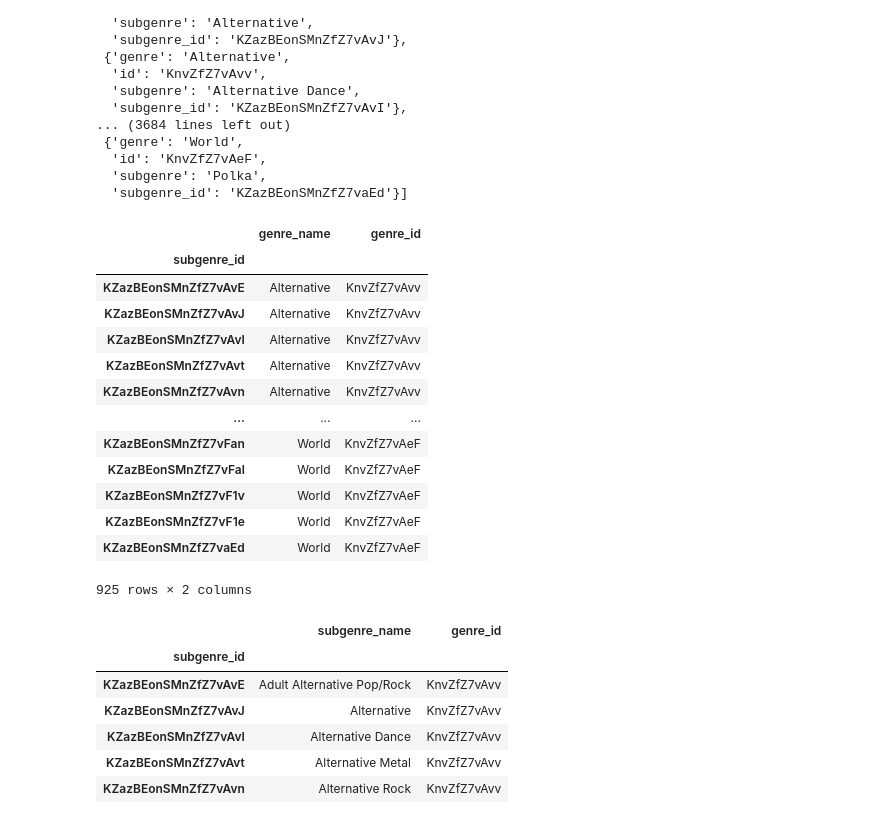
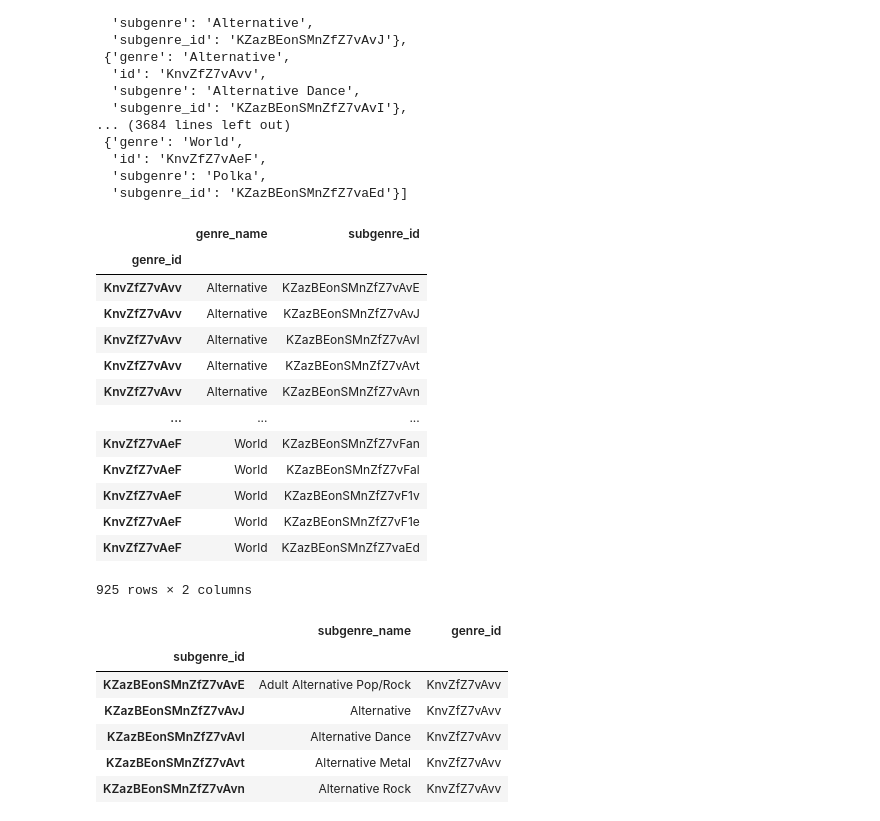
Before and after one commit to chanellelgonzalez/Project03_Visualization_SHOWWW, a Jupyter notebook: ticket_dev_api_import.ipynb, the cells around one changed output. Saved outputs shown, nothing was run; the diff lists cells and outputs as text; code cells hidden in the pictures.

Commit message:
split genre and subgenre lists

```diff
--- a/ticket_dev_api_import.ipynb
+++ b/ticket_dev_api_import.ipynb
@@ -63,25 +63,25 @@ genre_list
 # %%
 genre_df = pd.json_normalize(genre_list)
 genre_df = genre_df.rename(columns={'id':'genre_id','genre':'genre_name'})
 
 genre_df = genre_df.loc[:,['genre_name','genre_id','subgenre_id',]]
-genre_df = genre_df.set_index('subgenre_id')
+genre_df = genre_df.set_index('genre_id')
 genre_df.to_csv('csv_tables/genre.csv')
 genre_df
 # %% [output]
-|  | genre_name | genre_id |
-| subgenre_id |  |  |
-| KZazBEonSMnZfZ7vAvE | Alternative | KnvZfZ7vAvv |
-| KZazBEonSMnZfZ7vAvJ | Alternative | KnvZfZ7vAvv |
-| KZazBEonSMnZfZ7vAvI | Alternative | KnvZfZ7vAvv |
-| KZazBEonSMnZfZ7vAvt | Alternative | KnvZfZ7vAvv |
-| KZazBEonSMnZfZ7vAvn | Alternative | KnvZfZ7vAvv |
+|  | genre_name | subgenre_id |
+| genre_id |  |  |
+| KnvZfZ7vAvv | Alternative | KZazBEonSMnZfZ7vAvE |
+| KnvZfZ7vAvv | Alternative | KZazBEonSMnZfZ7vAvJ |
+| KnvZfZ7vAvv | Alternative | KZazBEonSMnZfZ7vAvI |
+| KnvZfZ7vAvv | Alternative | KZazBEonSMnZfZ7vAvt |
+| KnvZfZ7vAvv | Alternative | KZazBEonSMnZfZ7vAvn |
 | ... | ... | ... |
-| KZazBEonSMnZfZ7vFan | World | KnvZfZ7vAeF |
-| KZazBEonSMnZfZ7vFal | World | KnvZfZ7vAeF |
-| KZazBEonSMnZfZ7vF1v | World | KnvZfZ7vAeF |
-| KZazBEonSMnZfZ7vF1e | World | KnvZfZ7vAeF |
-| KZazBEonSMnZfZ7vaEd | World | KnvZfZ7vAeF |
+| KnvZfZ7vAeF | World | KZazBEonSMnZfZ7vFan |
+| KnvZfZ7vAeF | World | KZazBEonSMnZfZ7vFal |
+| KnvZfZ7vAeF | World | KZazBEonSMnZfZ7vF1v |
+| KnvZfZ7vAeF | World | KZazBEonSMnZfZ7vF1e |
+| KnvZfZ7vAeF | World | KZazBEonSMnZfZ7vaEd |
 925 rows × 2 columns
 # %%
 subgenre_df = pd.json_normalize(genre_list)
```
Also changed, not shown: 1 other file.
